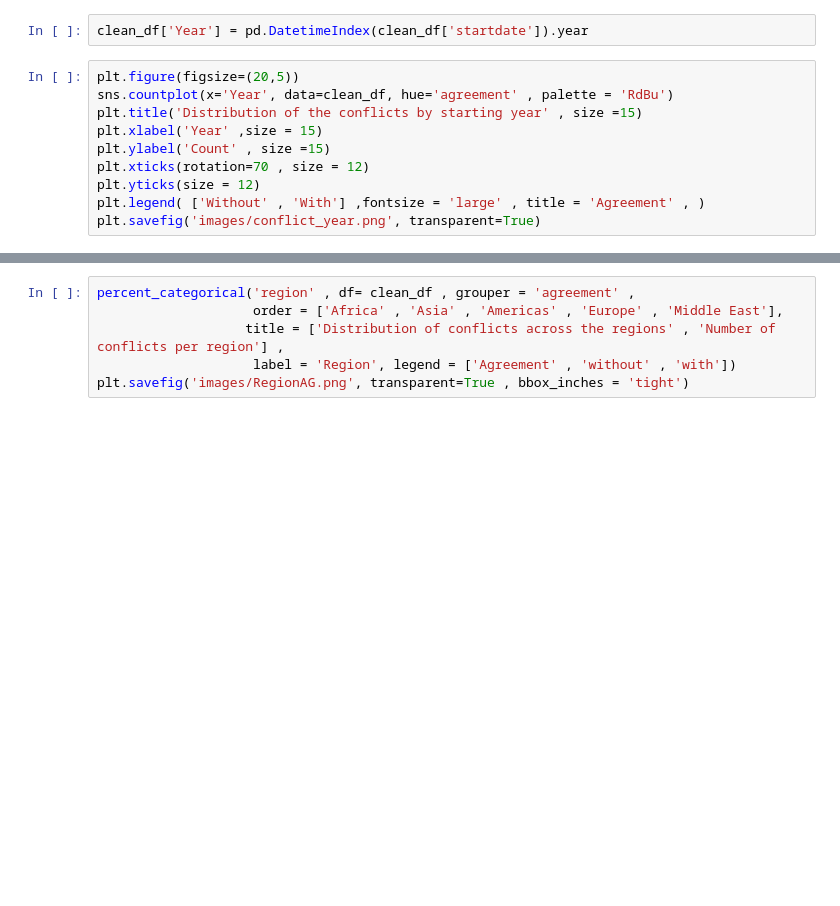
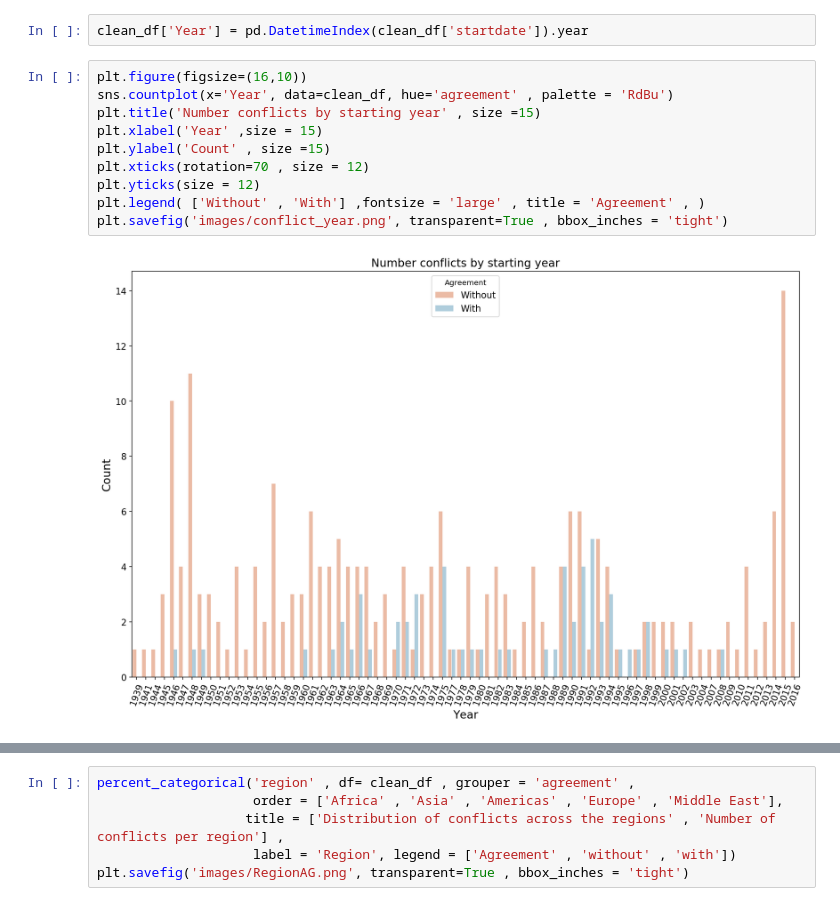
Before and after one commit to rbsteinm/AppliedDataAnalysis, a Jupyter notebook: project/notebook for story.ipynb, the cells around one changed output, grey strips where cells are left out. Saved outputs shown, nothing was run; the diff lists cells and outputs as text; blank space fills up the shorter version.

Commit message:
Finished the first part of the HTML + graphs

```diff
--- a/project/notebook for story.ipynb
+++ b/project/notebook for story.ipynb
@@ -159,15 +159,17 @@ clean_df[clean_df['agreement'] == 1].head()
 # %%
 clean_df['Year'] = pd.DatetimeIndex(clean_df['startdate']).year
 # %%
-plt.figure(figsize=(20,5))
+plt.figure(figsize=(16,10))
 sns.countplot(x='Year', data=clean_df, hue='agreement' , palette = 'RdBu')
-plt.title('Distribution of the conflicts by starting year' , size =15)
+plt.title('Number conflicts by starting year' , size =15)
 plt.xlabel('Year' ,size = 15)
 plt.ylabel('Count' , size =15)
 plt.xticks(rotation=70 , size = 12)
 plt.yticks(size = 12)
 plt.legend( ['Without' , 'With'] ,fontsize = 'large' , title = 'Agreement' , )
-plt.savefig('images/conflict_year.png', transparent=True)
+plt.savefig('images/conflict_year.png', transparent=True , bbox_inches = 'tight')
+# %% [output]
+[figure, added]
 # %% [markdown]
 # `Region` distribution
 
```
Also changed, not shown: parts of 4 cells of this notebook, 6 other files.
